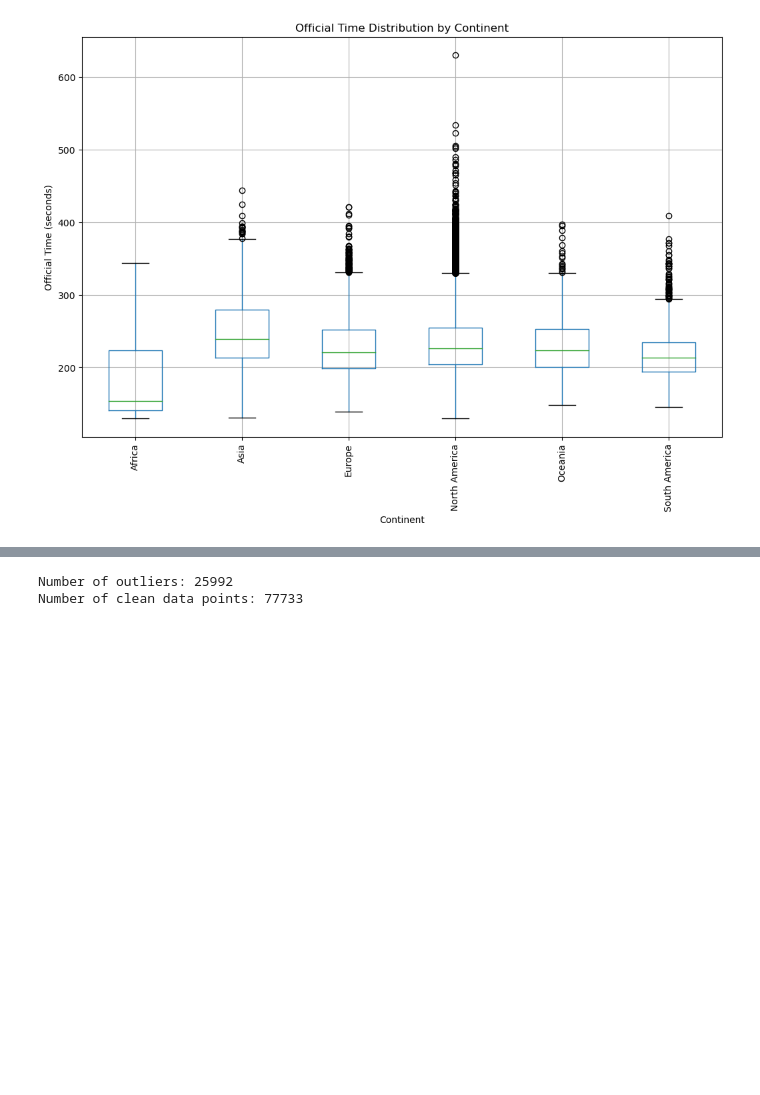
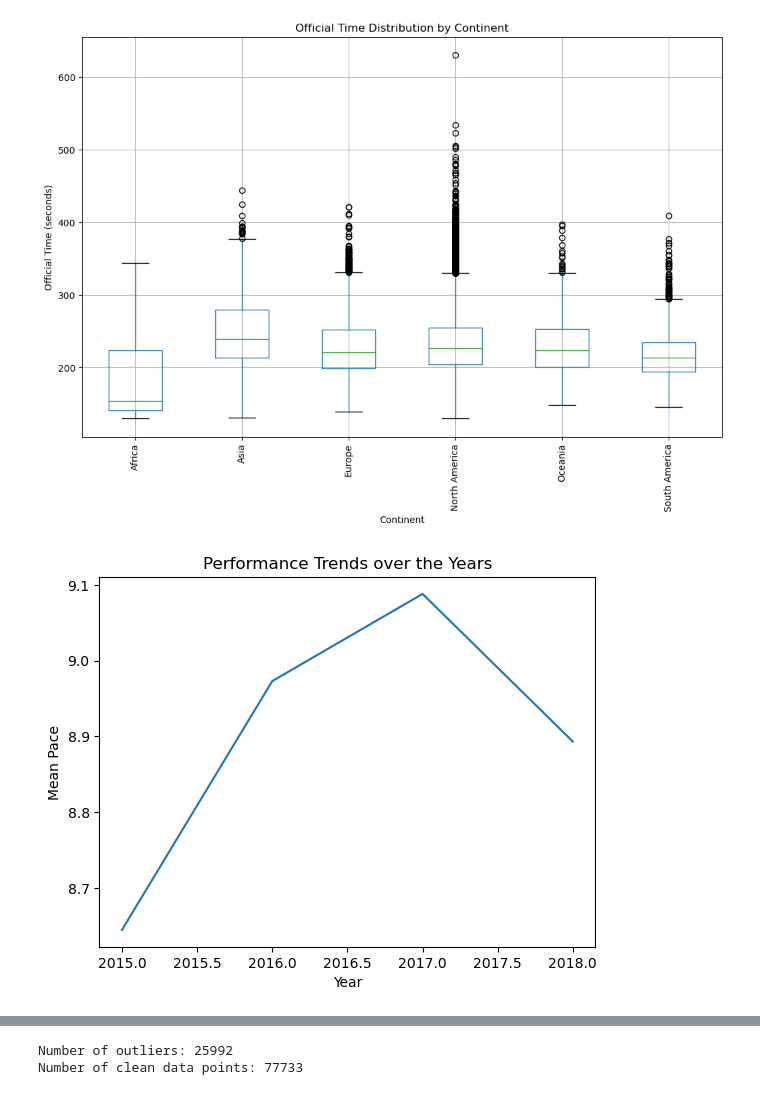
Before and after one commit to karthiksneu/boston-marathon-analysis, a Jupyter notebook: BostonMarathon.ipynb, the cells around one changed output, grey strips where cells are left out. Cells and saved outputs as stored; diff of their text form; code cells hidden in the pictures; blank space fills up the shorter version.

```diff
--- a/BostonMarathon.ipynb
+++ b/BostonMarathon.ipynb
@@ -306,3 +306,19 @@ plt.xticks(rotation=90)
 plt.show()
 # %% [output]
 [figure]
+# %%
+import pandas as pd
+import matplotlib.pyplot as plt
+
+
+# Group the data by year and calculate the mean pace for each year
+mean_pace_by_year = test_df.groupby('Year')['Pace'].mean()
+
+# Plot the mean pace by year
+plt.plot(mean_pace_by_year.index, mean_pace_by_year.values)
+plt.xlabel('Year')
+plt.ylabel('Mean Pace')
+plt.title('Performance Trends over the Years')
+plt.show()
+# %% [output]
+[figure, added]
```
Also changed, not shown: parts of 17 cells of this notebook.
